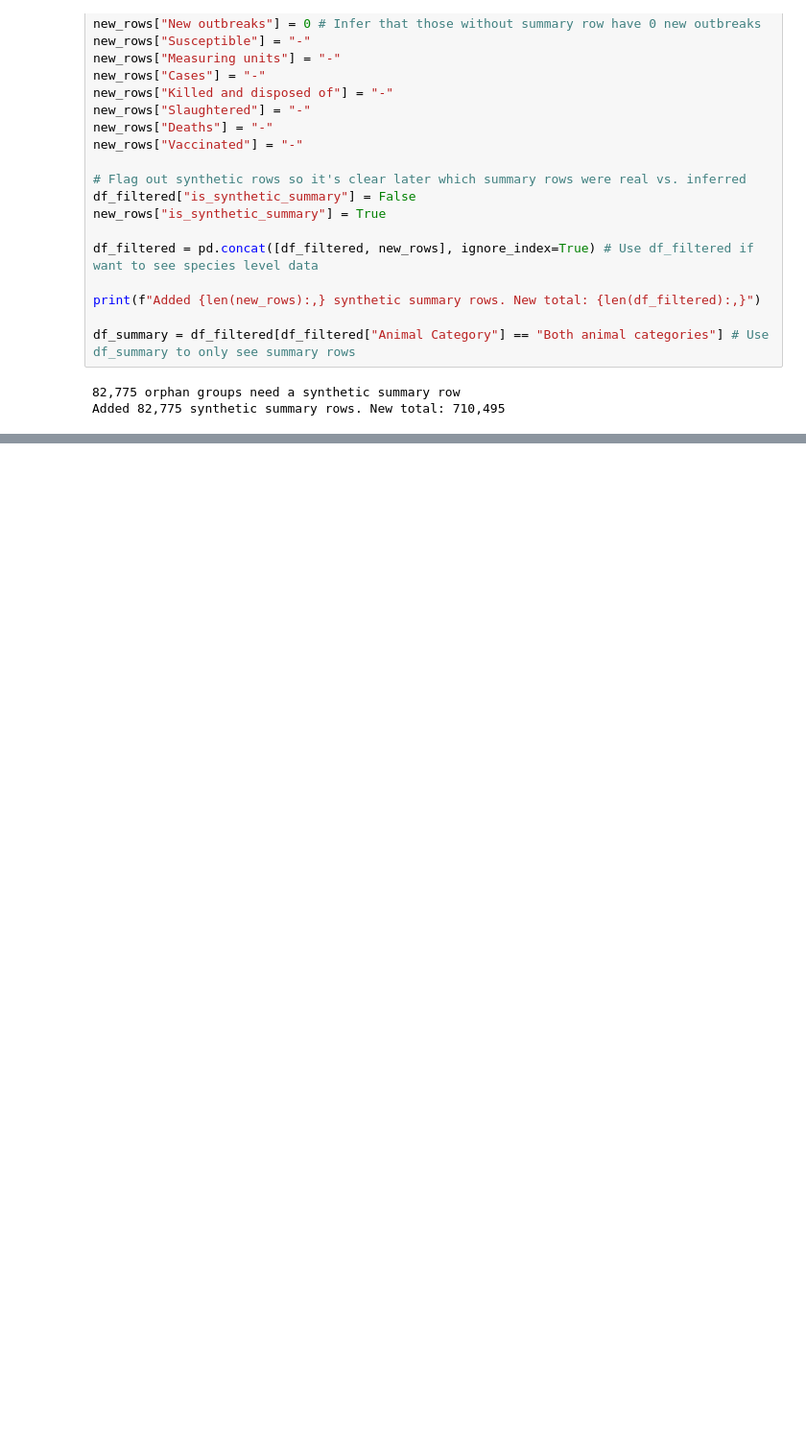
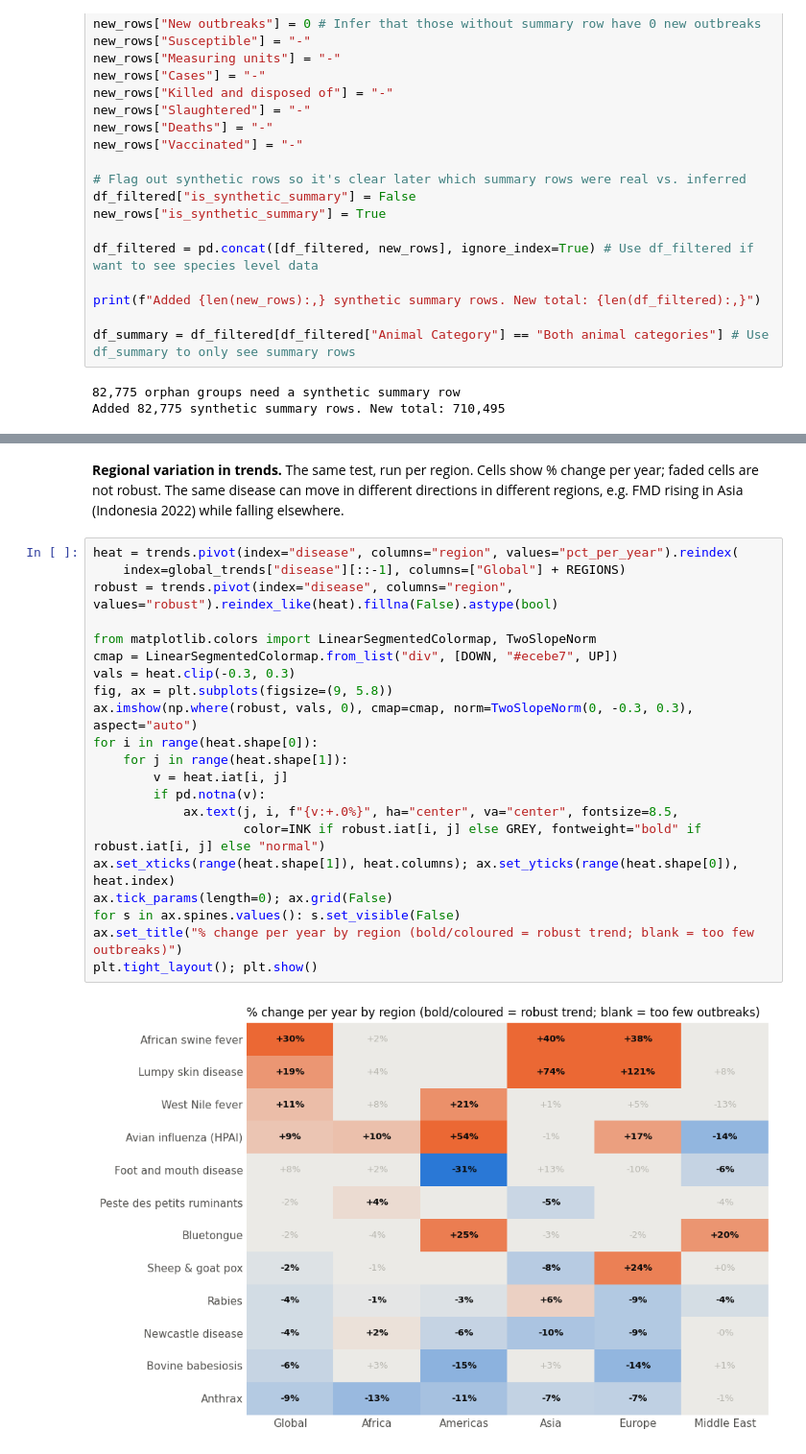
Before and after one commit to gab4i3l/WAHIS-datathon, a Jupyter notebook: script.ipynb, the cells around one changed output, grey strips where cells are left out. Shown at 96% size. Saved outputs shown, nothing was run; the diff lists cells and outputs as text; blank space fills up the shorter version.

```diff
--- a/script.ipynb
+++ b/script.ipynb
@@ -549,0 +319,25 @@ sev.sort_values("Cases", ascending=False).head(25).round(2)
+# %% [markdown]
+**Regional variation in trends.** The same test, run per region. Cells show % change per year; faded cells are not robust. The same disease can move in different directions in different regions, e.g. FMD rising in Asia (Indonesia 2022) while falling elsewhere.
+# %%
+heat = trends.pivot(index="disease", columns="region", values="pct_per_year").reindex(
+    index=global_trends["disease"][::-1], columns=["Global"] + REGIONS)
+robust = trends.pivot(index="disease", columns="region", values="robust").reindex_like(heat).fillna(False).astype(bool)
+
+from matplotlib.colors import LinearSegmentedColormap, TwoSlopeNorm
+cmap = LinearSegmentedColormap.from_list("div", [DOWN, "#ecebe7", UP])
+vals = heat.clip(-0.3, 0.3)
+fig, ax = plt.subplots(figsize=(9, 5.8))
+ax.imshow(np.where(robust, vals, 0), cmap=cmap, norm=TwoSlopeNorm(0, -0.3, 0.3), aspect="auto")
+for i in range(heat.shape[0]):
+    for j in range(heat.shape[1]):
+        v = heat.iat[i, j]
+        if pd.notna(v):
+            ax.text(j, i, f"{v:+.0%}", ha="center", va="center", fontsize=8.5,
+                    color=INK if robust.iat[i, j] else GREY, fontweight="bold" if robust.iat[i, j] else "normal")
+ax.set_xticks(range(heat.shape[1]), heat.columns); ax.set_yticks(range(heat.shape[0]), heat.index)
+ax.tick_params(length=0); ax.grid(False)
+for s in ax.spines.values(): s.set_visible(False)
+ax.set_title("% change per year by region (bold/coloured = robust trend; blank = too few outbreaks)")
+plt.tight_layout(); plt.show()
+# %% [output]
+[figure, added]
```
Also changed, not shown: parts of 61 cells of this notebook, 4 other files.
